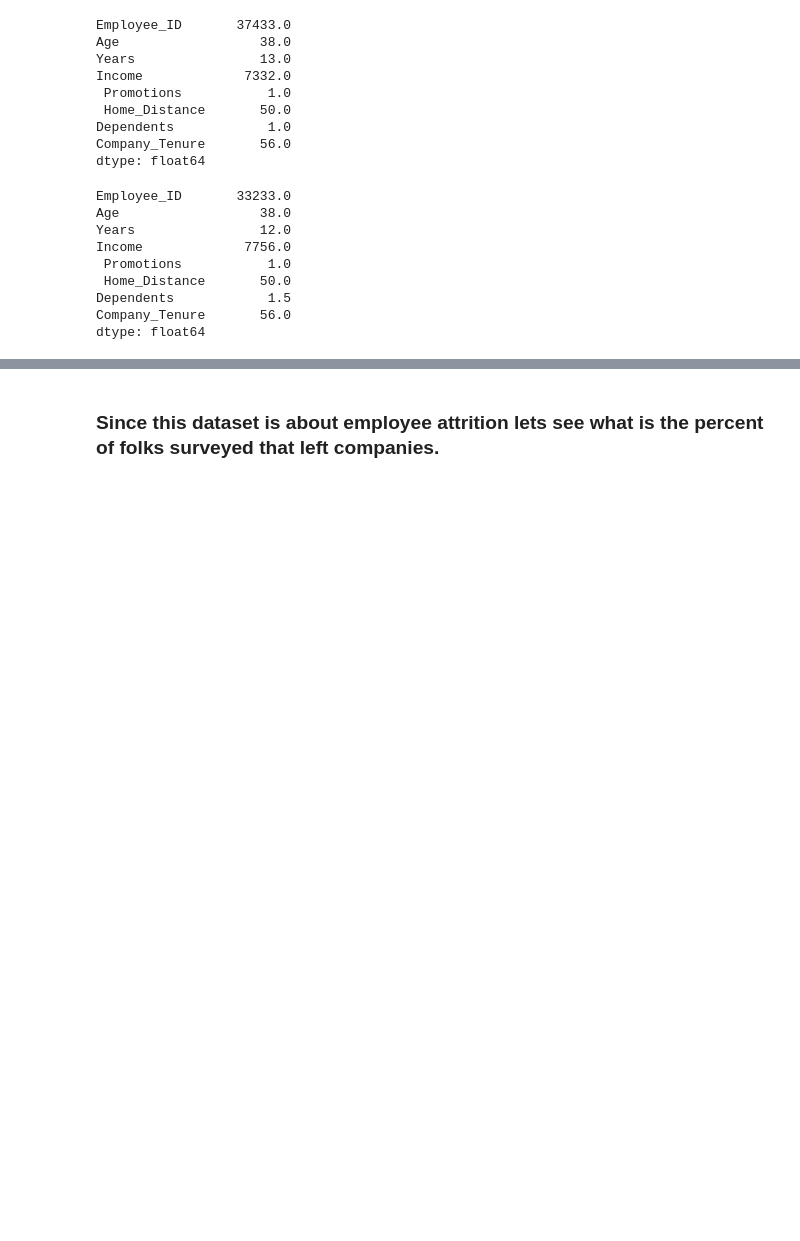
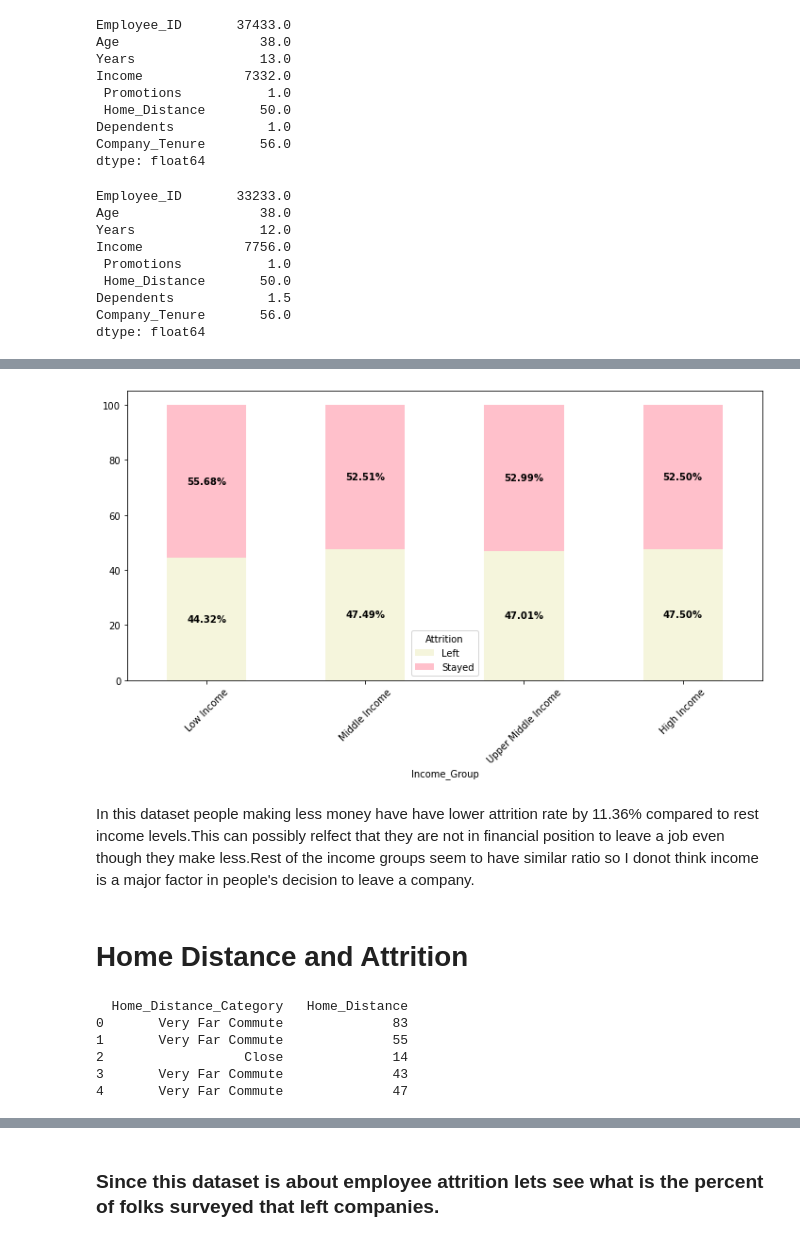
Before and after one commit to dikshya98/Python-01, a Jupyter notebook: Employee_Attrition_Analysis.ipynb, the cells around one changed output, grey strips where cells are left out. Saved outputs shown, nothing was run; the diff lists cells and outputs as text; code cells hidden in the pictures; blank space fills up the shorter version.

```diff
--- a/Employee_Attrition_Analysis.ipynb
+++ b/Employee_Attrition_Analysis.ipynb
@@ -150,0 +288,6 @@ dtype: float64
+# %%
+# Income Bins
+bins_income = [0, 3000, 6000, 10000, float('inf')]
+labels_income = ["Low Income", "Middle Income", "Upper Middle Income", "High Income"]
+
+data['Income_Group'] = pd.cut(data['Income'], bins=bins_income, labels=labels_income)
@@ -150,0 +303,3 @@ dtype: float64
+# %%
+attrition_income= data.groupby(['Income_Group', 'Attrition']).size()
+print(attrition_income)
@@ -150,0 +317,32 @@ dtype: float64
+# %%
+attrition_pivot = attrition_income.unstack(fill_value=0)
+
+# Calculate the percentage of 'Left' and 'Stayed' for each 'Age_Group'
+attrition_percentage = attrition_pivot.div(attrition_pivot.sum(axis=1), axis=0) * 100
+
+# Plotting
+ax = attrition_percentage.plot(kind='bar', stacked=True, figsize=(10, 6), color=['beige', 'pink'])
+for c in ax.containers:
+
+    # get the current segment label (a string); corresponds to column / legend
+    label = c.get_label()
+
+    # create custom labels with the bar height and the percent from the per column
+    # the column labels in per and dfp are int, so convert label to int
+    labels = [f'{v.get_height():0.2f}%' if v.get_height() >0 else '' for v in c]
+
+    # add the annotation
+    ax.bar_label(c, labels=labels, label_type='center', fontweight='bold')
+
+
+
+# Show the plot
+plt.xticks(rotation=45)
+plt.tight_layout()
+plt.show()
+# %% [output]
+[figure, added]
+# %% [markdown]
+In this dataset people making less money have have lower attrition rate by 11.36% compared to rest income levels.This can possibly relfect that they are not in financial position to leave a job even though they make less.Rest of the income groups seem to have similar ratio so I donot think income is a major factor in people's decision to leave a company.
+# %% [markdown]
+# Home Distance and Attrition
@@ -150,0 +353,9 @@ dtype: float64
+# %%
+print(data[['Home_Distance_Category',' Home_Distance']].head())
+# %% [output]
+  Home_Distance_Category   Home_Distance
+0       Very Far Commute              83
+1       Very Far Commute              55
+2                  Close              14
+3       Very Far Commute              43
+4       Very Far Commute              47
```
Also changed, not shown: parts of 62 cells of this notebook.
